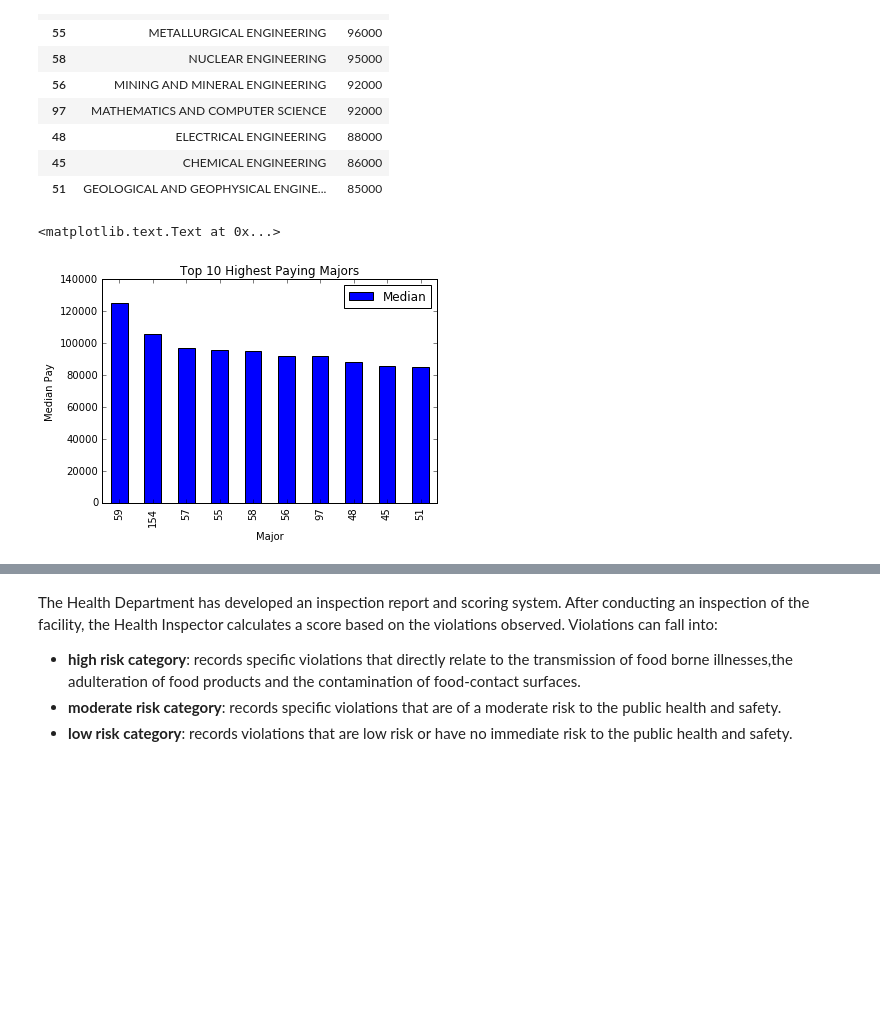
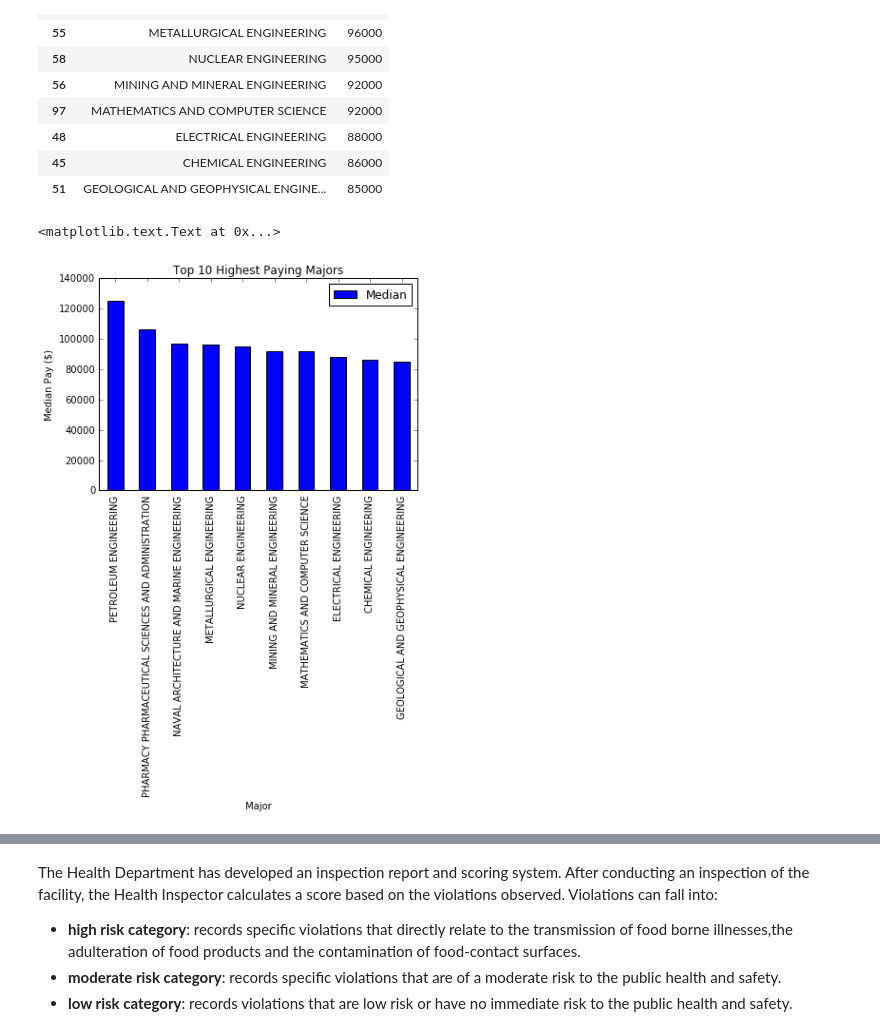
Before and after one commit to peterhgao/sfdat22_work, a Jupyter notebook: hw/hw1.ipynb, the cells around one changed output, grey strips where cells are left out. Saved outputs shown, nothing was run; the diff lists cells and outputs as text; code cells hidden in the pictures; blank space fills up the shorter version.

```diff
--- a/hw/hw1.ipynb
+++ b/hw/hw1.ipynb
@@ -226,13 +208,13 @@ majors[['Major','Median']].sort_index(by='Median', ascending=False).head(10)
 | 51 | GEOLOGICAL AND GEOPHYSICAL ENGINE... | 85000 |
 # %%
 # 4. Plot the data from the last question in a bar chart, include proper title, and labels!
-topten = majors[['Major','Median']].sort_index(by='Median', ascending=False).head(10).plot(kind='bar')
+topten = majors[['Major','Median']].sort_index(by='Median', ascending=False).head(10)
+topten.plot(kind='bar',x='Major')
 plt.title('Top 10 Highest Paying Majors')
-plt.ylabel('Median Pay')
+plt.ylabel('Median Pay ($)')
 plt.xlabel('Major')
-#not sure how to get majors instead of index for x axis
 # %% [output]
 <matplotlib.text.Text at 0x...>
-[figure, old version]
+[figure, new version]
 # %%
 # 5. What is the average median salary for each major category?
```
Also changed, not shown: parts of 20 cells of this notebook.
